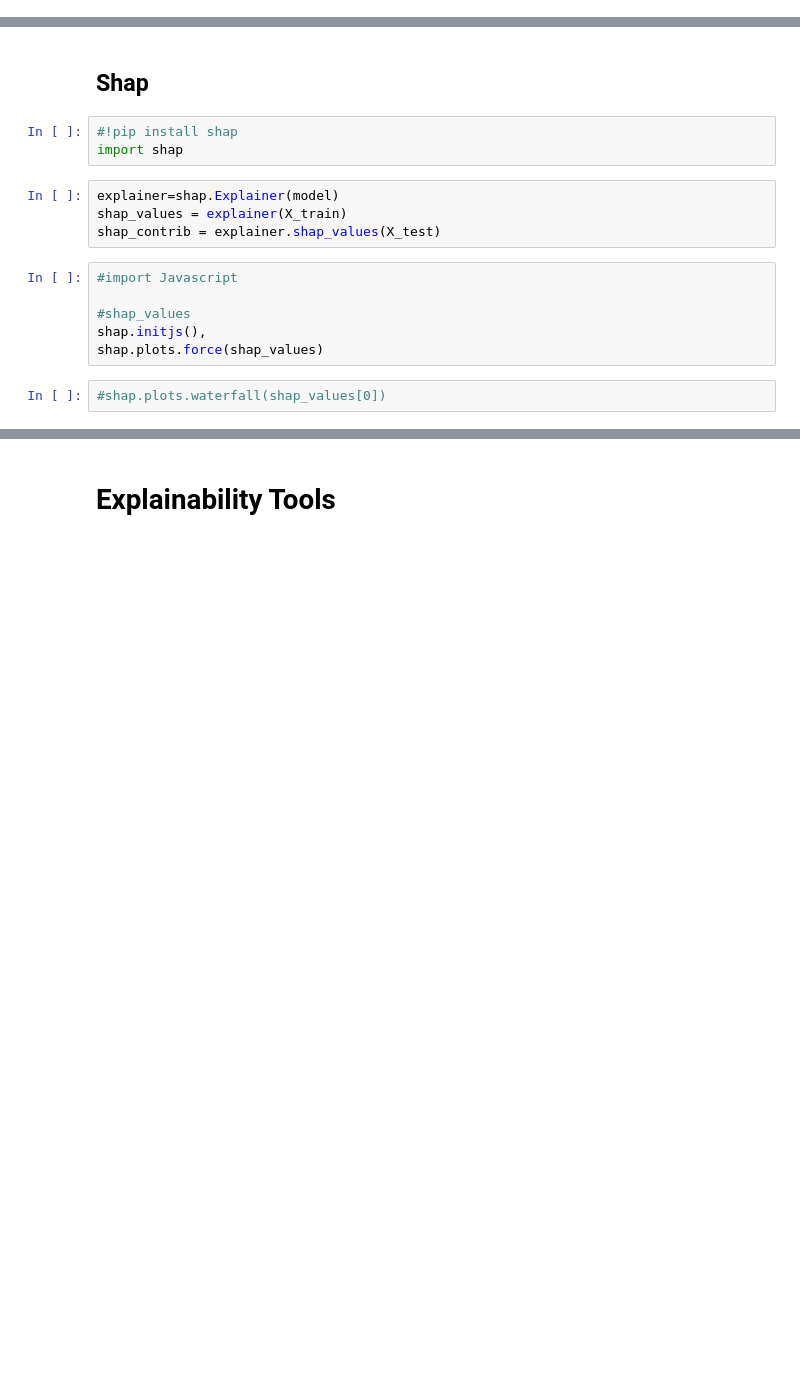
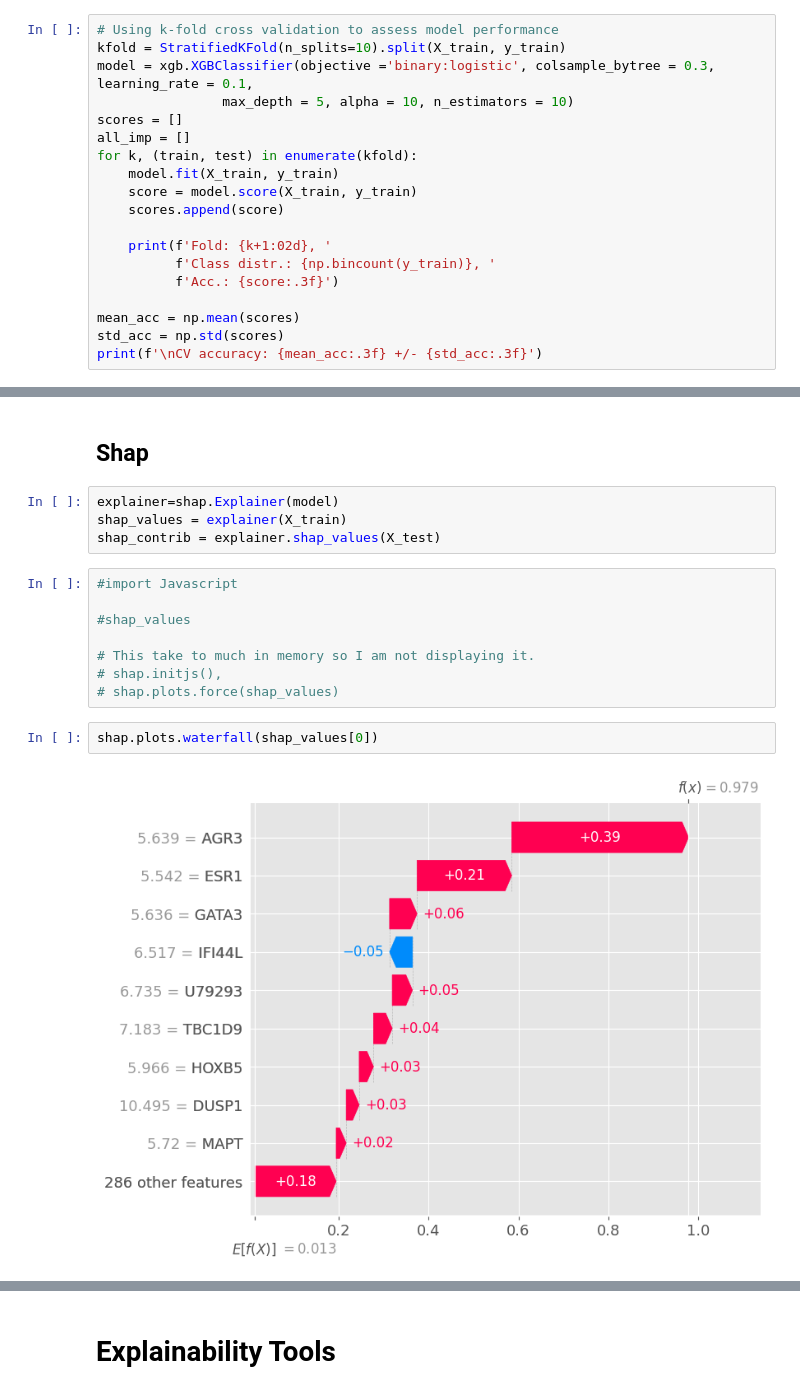
Before and after one commit to LamineTourelab/Tutorial, a Jupyter notebook: ExplainabilityAI/explainability_shap&lime.ipynb, the cells around one changed output, grey strips where cells are left out. Saved outputs shown, nothing was run; the diff lists cells and outputs as text; blank space fills up the shorter version.

```diff
--- a/ExplainabilityAI/explainability_shap&lime.ipynb
+++ b/ExplainabilityAI/explainability_shap&lime.ipynb
@@ -72,0 +243,19 @@ y_pred.head()
+# %%
+# Using k-fold cross validation to assess model performance
+kfold = StratifiedKFold(n_splits=10).split(X_train, y_train)
+model = xgb.XGBClassifier(objective ='binary:logistic', colsample_bytree = 0.3, learning_rate = 0.1,
+                max_depth = 5, alpha = 10, n_estimators = 10)
+scores = []
+all_imp = []
+for k, (train, test) in enumerate(kfold):
+    model.fit(X_train, y_train)
+    score = model.score(X_train, y_train)
+    scores.append(score)
+
+    print(f'Fold: {k+1:02d}, '
+          f'Class distr.: {np.bincount(y_train)}, '
+          f'Acc.: {score:.3f}')
+
+mean_acc = np.mean(scores)
+std_acc = np.std(scores)
+print(f'\nCV accuracy: {mean_acc:.3f} +/- {std_acc:.3f}')
@@ -109,8 +334,5 @@ print('SP-LIME Local Explanations')
 # %% [markdown]
 ## Shap
-# %%
-#!pip install shap
-import shap
 # %%
 explainer=shap.Explainer(model)
 shap_values = explainer(X_train)
@@ -119,10 +341,14 @@ shap_contrib = explainer.shap_values(X_test)
 #import Javascript
 
 #shap_values
-shap.initjs(),
-shap.plots.force(shap_values)
+
+# This take to much in memory so I am not displaying it.
+# shap.initjs(),
+# shap.plots.force(shap_values)
 # %%
-#shap.plots.waterfall(shap_values[0])
+shap.plots.waterfall(shap_values[0])
+# %% [output]
+[figure, added]
 # %%
 # Global bar plot
 shap.plots.bar(shap_values, max_display=8)
```
Also changed, not shown: parts of 57 cells of this notebook, 1 other file.
